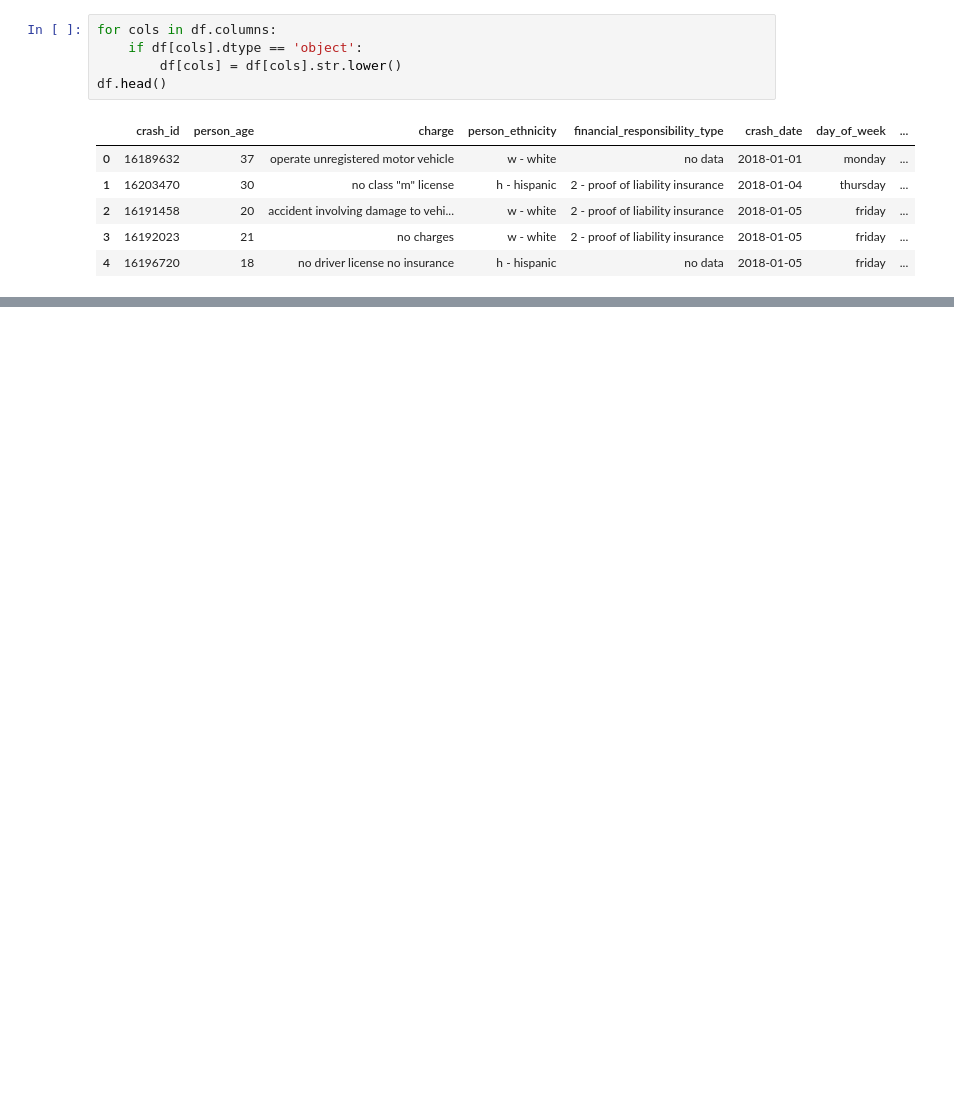
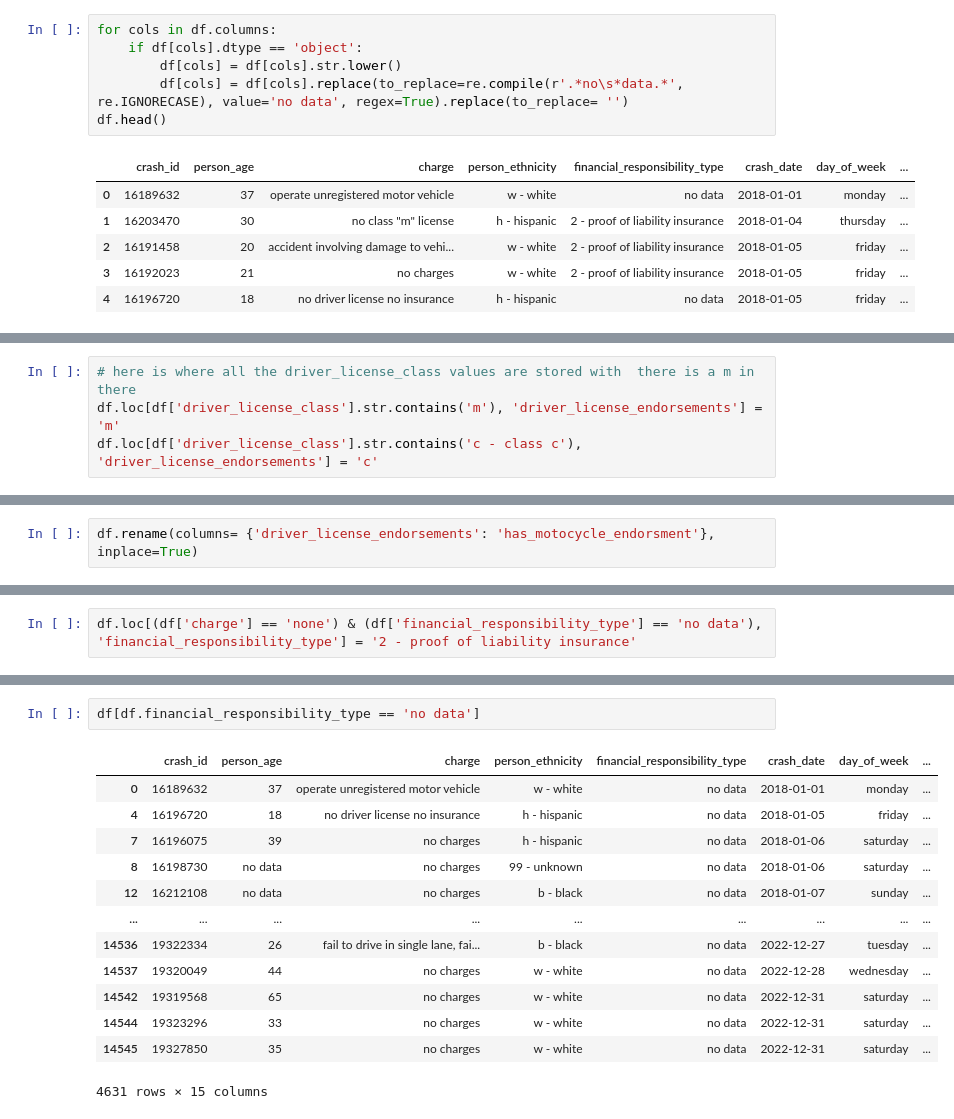
Before and after one commit to tex-wrex/tex-wrex, a Jupyter notebook: Fermin/prepare.ipynb, the cells around one changed output, grey strips where cells are left out. Saved outputs shown, nothing was run; the diff lists cells and outputs as text; blank space fills up the shorter version.

```diff
--- a/Fermin/prepare.ipynb
+++ b/Fermin/prepare.ipynb
@@ -6,6 +28,7 @@ df = pd.read_csv('person_data_info.csv')
 for cols in df.columns:
     if df[cols].dtype == 'object':
         df[cols] = df[cols].str.lower()
+        df[cols] = df[cols].replace(to_replace=re.compile(r'.*no\s*data.*', re.IGNORECASE), value='no data', regex=True).replace(to_replace= '')
 df.head()
 # %% [output]
 |  | crash_id | person_age | charge | person_ethnicity | financial_responsibility_type | crash_date | day_of_week | ... |
@@ -18,0 +58,4 @@ replace(to_replace=re.compile(r'.*no\s*data.*', re.IGNORECASE), value='no data',
+# %%
+# here is where all the driver_license_class values are stored with  there is a m in there
+df.loc[df['driver_license_class'].str.contains('m'), 'driver_license_endorsements'] = 'm'
+df.loc[df['driver_license_class'].str.contains('c - class c'), 'driver_license_endorsements'] = 'c'
@@ -18,0 +68,2 @@ replace(to_replace=re.compile(r'.*no\s*data.*', re.IGNORECASE), value='no data',
+# %%
+df.rename(columns= {'driver_license_endorsements': 'has_motocycle_endorsment'}, inplace=True)
@@ -18,0 +91,2 @@ replace(to_replace=re.compile(r'.*no\s*data.*', re.IGNORECASE), value='no data',
+# %%
+df.loc[(df['charge'] == 'none') & (df['financial_responsibility_type'] == 'no data'), 'financial_responsibility_type'] = '2 - proof of liability insurance'
@@ -18,0 +105,16 @@ replace(to_replace=re.compile(r'.*no\s*data.*', re.IGNORECASE), value='no data',
+# %%
+df[df.financial_responsibility_type == 'no data']
+# %% [output]
+|  | crash_id | person_age | charge | person_ethnicity | financial_responsibility_type | crash_date | day_of_week | ... |
+| 0 | 16189632 | 37 | operate unregistered motor vehicle | w - white | no data | 2018-01-01 | monday | ... |
+| 4 | 16196720 | 18 | no driver license no insurance | h - hispanic | no data | 2018-01-05 | friday | ... |
+| 7 | 16196075 | 39 | no charges | h - hispanic | no data | 2018-01-06 | saturday | ... |
+| 8 | 16198730 | no data | no charges | 99 - unknown | no data | 2018-01-06 | saturday | ... |
+| 12 | 16212108 | no data | no charges | b - black | no data | 2018-01-07 | sunday | ... |
+| ... | ... | ... | ... | ... | ... | ... | ... | ... |
+| 14536 | 19322334 | 26 | fail to drive in single lane, fai... | b - black | no data | 2022-12-27 | tuesday | ... |
+| 14537 | 19320049 | 44 | no charges | w - white | no data | 2022-12-28 | wednesday | ... |
+| 14542 | 19319568 | 65 | no charges | w - white | no data | 2022-12-31 | saturday | ... |
+| 14544 | 19323296 | 33 | no charges | w - white | no data | 2022-12-31 | saturday | ... |
+| 14545 | 19327850 | 35 | no charges | w - white | no data | 2022-12-31 | saturday | ... |
+4631 rows × 15 columns
```
Also changed, not shown: parts of 51 cells of this notebook, 1 other file.
